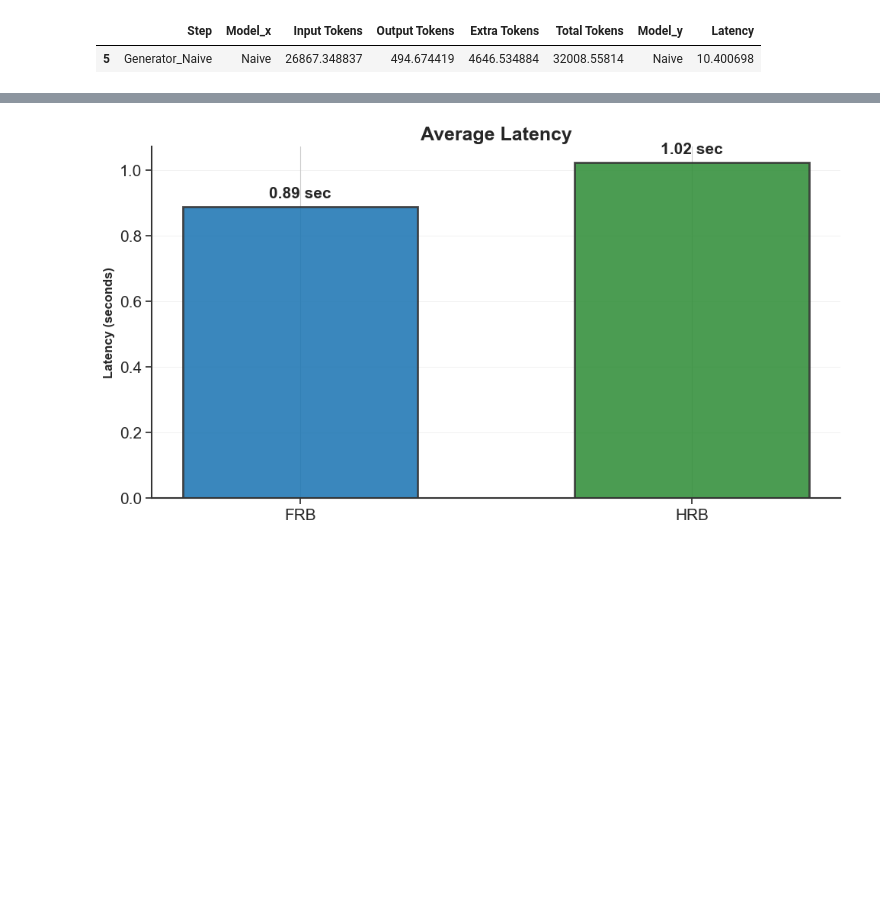
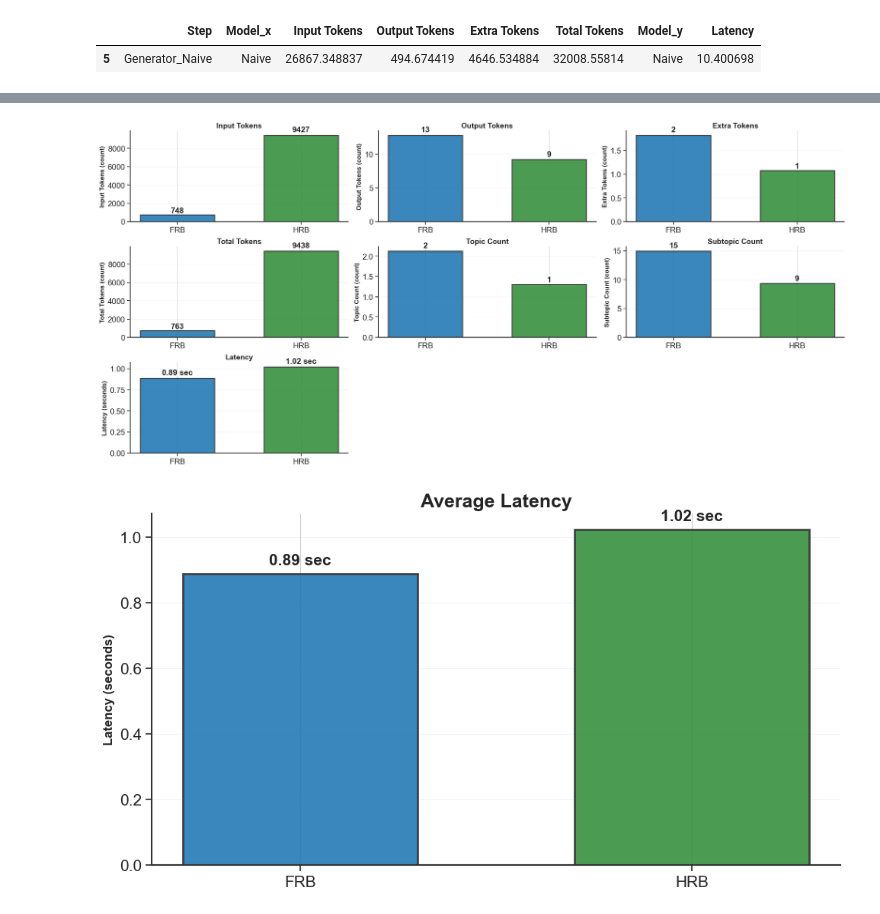
Before and after one commit to andreamurari/TesiMagistrale_NextQuerySuggestion, a Jupyter notebook: GeminiAPI_x_streamlit/token_usage_analysis.ipynb, the cells around one changed output, grey strips where cells are left out. Saved outputs shown, nothing was run; the diff lists cells and outputs as text; code cells hidden in the pictures; blank space fills up the shorter version.

```diff
--- a/GeminiAPI_x_streamlit/token_usage_analysis.ipynb
+++ b/GeminiAPI_x_streamlit/token_usage_analysis.ipynb
@@ -601,7 +604,8 @@ plt.show()
 import matplotlib.pyplot as plt
 
 # Assuming router_usage_df and model_cmap are defined earlier in your script
-metrics_to_plot = ['Input Tokens', 'Output Tokens', 'Extra Tokens', 'Total Tokens', 'Topic_Count', 'Subtopic_Count', 'Latency']
+router_usage_df[['Topic Count', 'Subtopic Count']] = router_usage_df[['Topic_Count', 'Subtopic_Count']]
+metrics_to_plot = ['Input Tokens', 'Output Tokens', 'Extra Tokens', 'Total Tokens', 'Topic Count', 'Subtopic Count', 'Latency', 'Latency', 'Latency']
 
 # 3. Setup dello stile accademico
 plt.rcParams['font.family'] = 'serif'
@@ -612,7 +616,7 @@ plt.style.use('seaborn-v0_8-whitegrid')
 
 # 4. Creazione della griglia di subplots (2 righe, 3 colonne)
 fig, axes = plt.subplots(3, 3, figsize=(20, 10))
-fig.suptitle('Router Metrics Comparison: Token Usage, Topic/Subtopic Counts and Latency', fontsize=22, fontweight='bold', y=0.98)
+#fig.suptitle('Router Metrics Comparison: Token Usage, Topic/Subtopic Counts and Latency', fontsize=22, fontweight='bold', y=0.98)
 
 # Appiattiamo l'array degli assi per iterare più facilmente
 axes = axes.flatten()
@@ -650,33 +654,35 @@ for i, metric in enumerate(metrics_to_plot):
         text_label = f'{height:.2f} sec' if is_latency else f'{height:.0f}'
 
         ax.text(
             bar.get_x() + bar.get_width() / 2.,
             height * 1.02,
             text_label,
             ha='center',
             va='bottom',
             fontsize=15,
             fontweight='bold'
         )
 
     # Pulizia dei bordi (spines)
     ax.spines['top'].set_visible(False)
     ax.spines['right'].set_visible(False)
     ax.spines['left'].set_linewidth(1.5)
     ax.spines['bottom'].set_linewidth(1.5)
     ax.spines['left'].set_color('#333333')
     ax.spines['bottom'].set_color('#333333')
 
 # Nascondiamo il sesto subplot vuoto
 axes[7].set_visible(False)
 axes[8].set_visible(False)
 
 # Layout e visualizzazione
 plt.tight_layout()
 plt.subplots_adjust(top=0.90)
 plt.show()
 
 fig.savefig('../plots/router_metrics_comparison.png', dpi=300, bbox_inches='tight')
+# %% [output]
+[figure, added]
 # %%
 import matplotlib.pyplot as plt
 
```
Also changed, not shown: parts of 3 cells of this notebook, 2 other files.
